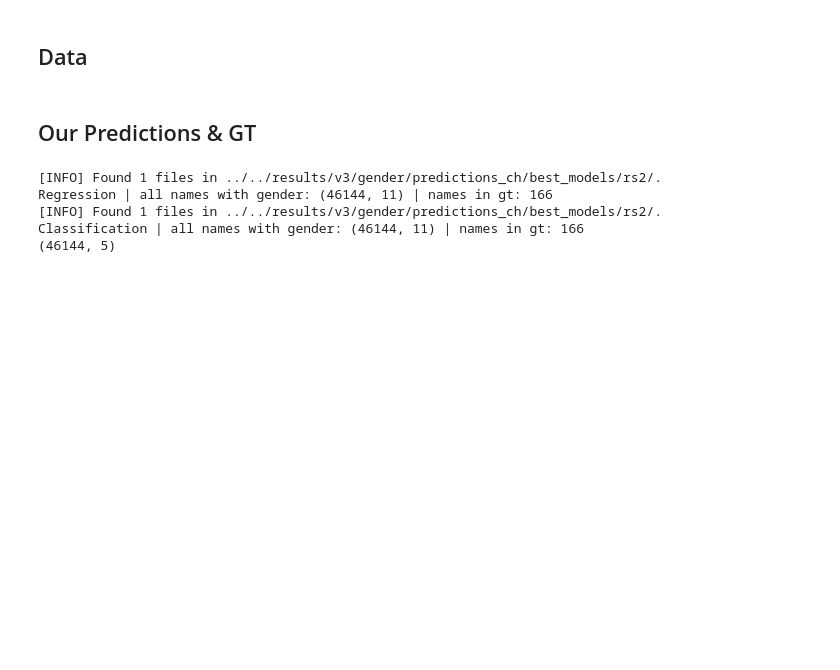
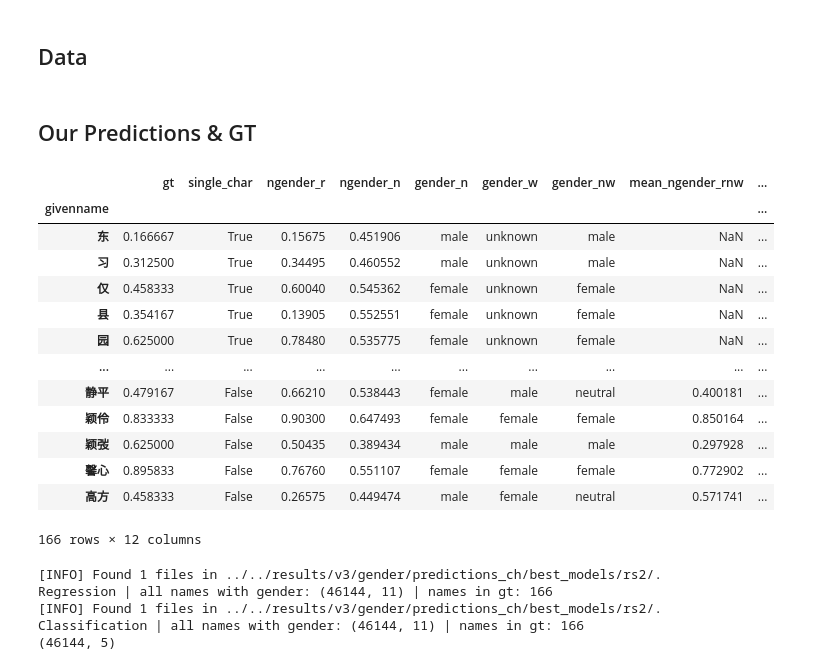
Before and after one commit to CSHVienna/chinese-names-gender, a Jupyter notebook: code/notebooks/dev/5_comparison_APS.ipynb, the cells around one changed output. Saved outputs shown, nothing was run; the diff lists cells and outputs as text; code cells hidden in the pictures; blank space fills up the shorter version.

```diff
--- a/code/notebooks/5_comparison_APS.ipynb
+++ b/code/notebooks/dev/5_comparison_APS.ipynb
@@ -31,6 +37,23 @@ vis.sns_paper_style()
 ## Data
 # %% [markdown]
 ## Our Predictions & GT
+# %%
+df_gt
+# %% [output]
+|  | gt | single_char | ngender_r | ngender_n | gender_n | gender_w | gender_nw | mean_ngender_rnw | ... |
+| givenname |  |  |  |  |  |  |  |  | ... |
+| 东 | 0.166667 | True | 0.15675 | 0.451906 | male | unknown | male | NaN | ... |
+| 习 | 0.312500 | True | 0.34495 | 0.460552 | male | unknown | male | NaN | ... |
+| 仅 | 0.458333 | True | 0.60040 | 0.545362 | female | unknown | female | NaN | ... |
+| 县 | 0.354167 | True | 0.13905 | 0.552551 | female | unknown | female | NaN | ... |
+| 园 | 0.625000 | True | 0.78480 | 0.535775 | female | unknown | female | NaN | ... |
+| ... | ... | ... | ... | ... | ... | ... | ... | ... | ... |
+| 静平 | 0.479167 | False | 0.66210 | 0.538443 | female | male | neutral | 0.400181 | ... |
+| 颖伶 | 0.833333 | False | 0.90300 | 0.647493 | female | female | female | 0.850164 | ... |
+| 颖弢 | 0.625000 | False | 0.50435 | 0.389434 | male | male | male | 0.297928 | ... |
+| 馨心 | 0.895833 | False | 0.76760 | 0.551107 | female | female | female | 0.772902 | ... |
+| 高方 | 0.458333 | False | 0.26575 | 0.449474 | male | female | neutral | 0.571741 | ... |
+166 rows × 12 columns
 # %%
 df_gender = ios.pd.DataFrame()
 for model in MODELS:
```
Also changed, not shown: parts of 9 cells of this notebook, 11 other files.
